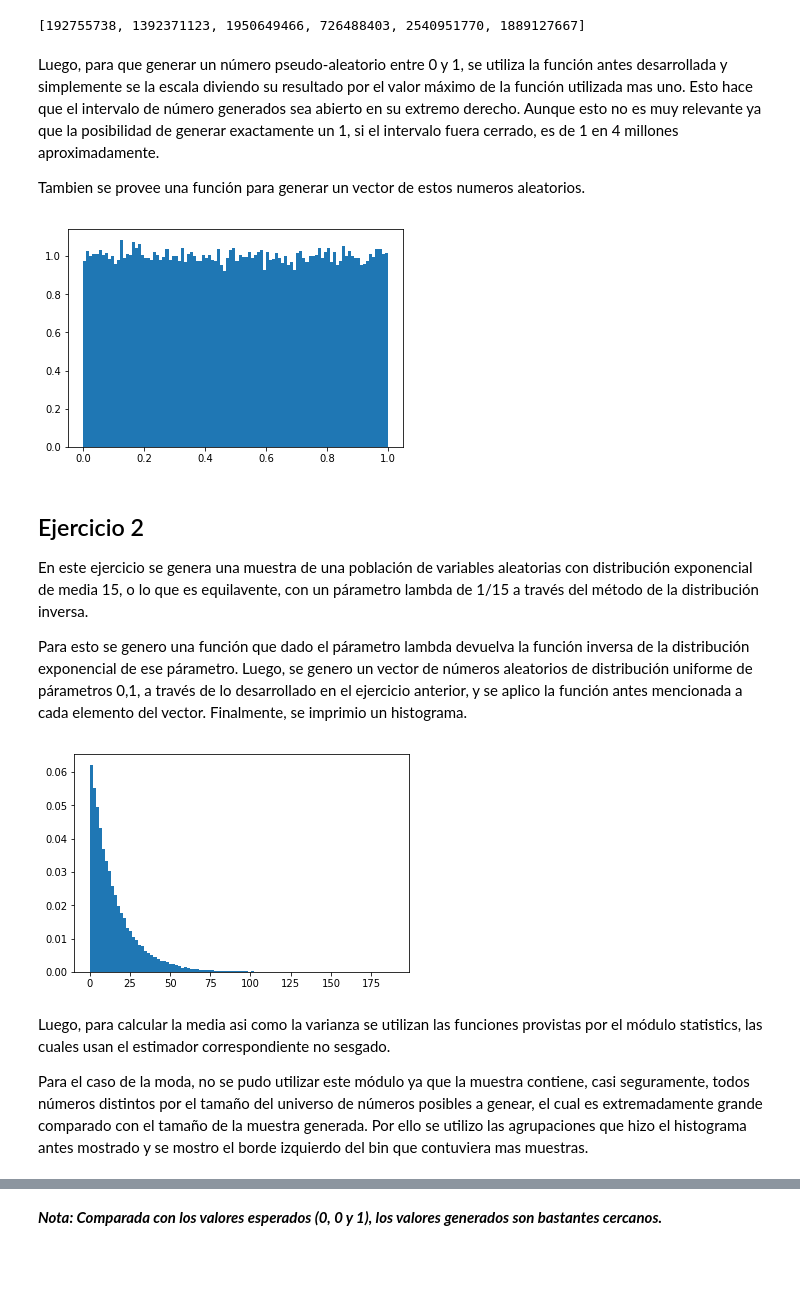
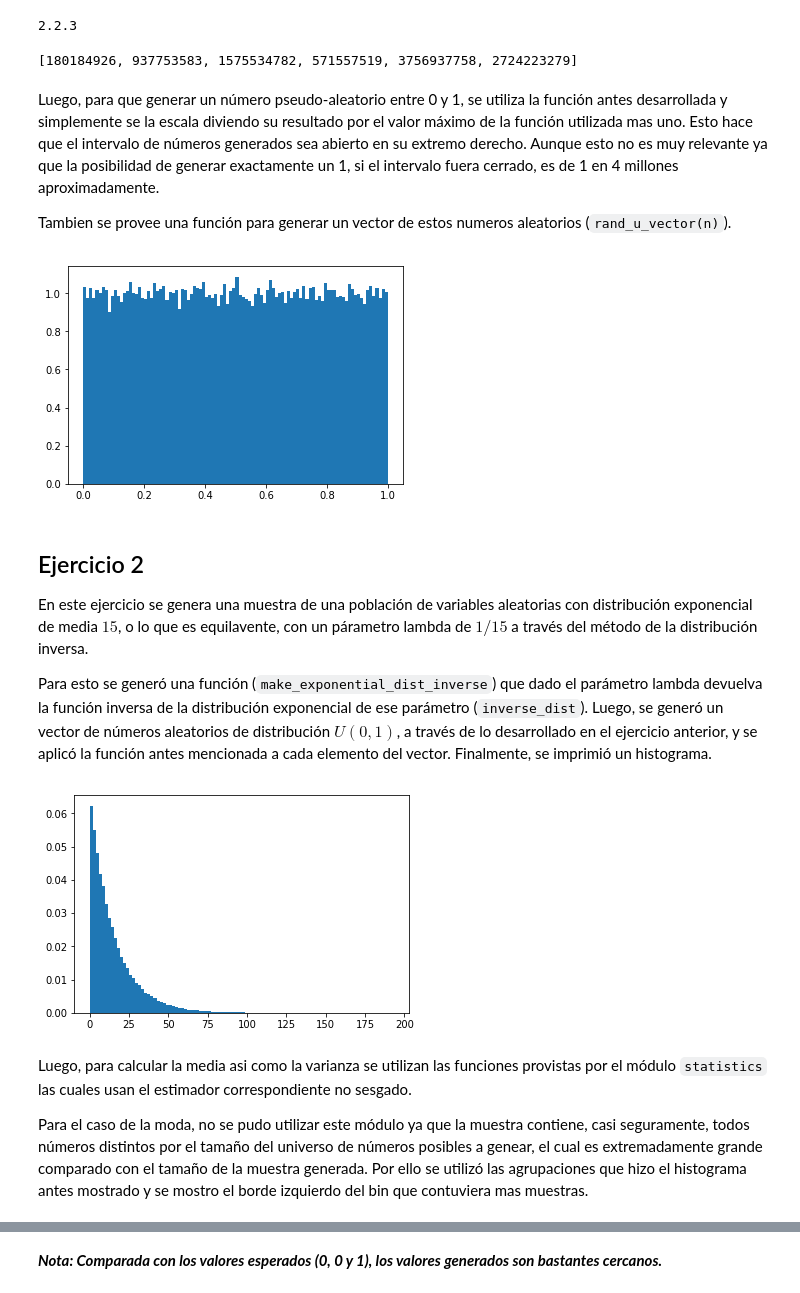
Before and after one commit to gonzalpetraglia/tp1-simu, a Jupyter notebook: TP1.ipynb, the cells around one changed output, grey strips where cells are left out. Cells and saved outputs as stored; diff of their text form; code cells hidden in the pictures; blank space fills up the shorter version.

```diff
--- a/TP1.ipynb
+++ b/TP1.ipynb
@@ -15,54 +15,60 @@ from statistics import mean, variance
 def own_rand():
     own_rand.x_n = (own_rand.x_n * 1013904223 + 1664525) % (2 ** 32)
     return own_rand.x_n
-own_rand.x_n = (97811 + 97811 + 97811)/3
+
+own_rand.x_n = (97925 + 94038 + 97811)/3
+# %%
+import matplotlib
+print matplotlib.__version__
+# %% [output]
+2.2.3
 # %%
 result_1a = [own_rand() for i in range(6)]
 result_1a
 # %% [output]
-[192755738, 1392371123, 1950649466, 726488403, 2540951770, 1889127667]
+[180184926, 937753583, 1575534782, 571557519, 3756937758, 2724223279]
 # %% [markdown]
-Luego, para que generar un número pseudo-aleatorio entre 0 y 1, se utiliza la función antes desarrollada y simplemente se la escala diviendo su resultado por el valor máximo de la función utilizada mas uno. Esto hace que el intervalo de número generados sea abierto en su extremo derecho. Aunque esto no es muy relevante ya que la posibilidad de generar exactamente un 1, si el intervalo fuera cerrado, es de 1 en 4 millones aproximadamente.
+Luego, para que generar un número pseudo-aleatorio entre 0 y 1, se utiliza la función antes desarrollada y simplemente se la escala diviendo su resultado por el valor máximo de la función utilizada mas uno. Esto hace que el intervalo de números generados sea abierto en su extremo derecho. Aunque esto no es muy relevante ya que la posibilidad de generar exactamente un 1, si el intervalo fuera cerrado, es de 1 en 4 millones aproximadamente.
 
-Tambien se provee una función para generar un vector de estos numeros aleatorios.
+Tambien se provee una función para generar un vector de estos numeros aleatorios (`rand_u_vector(n)`).
 # %%
 def own_rand_u():
     return float(own_rand())/(2**32)
 
 def rand_u_vector(n):
     return [own_rand_u() for i in range(n)]
+
 result_1b = rand_u_vector(10**5)
 plt.hist(result_1b, bins=100, density=True)
 plt.show()
 # %% [output]
-[figure, old version]
+[figure, new version]
 # %% [markdown]
 ## Ejercicio 2
 
 
-En este ejercicio se genera una muestra de una población de variables aleatorias con distribución exponencial de media 15, o lo que es equilavente, con un párametro lambda de 1/15 a través del método de la distribución inversa.
+En este ejercicio se genera una muestra de una población de variables aleatorias con distribución exponencial de media $15$, o lo que es equilavente, con un párametro lambda de $1/15$ a través del método de la distribución inversa.
 
-Para esto se genero una función que dado el párametro lambda devuelva la función inversa de la distribución exponencial de ese párametro. Luego, se genero un vector de números aleatorios de distribución uniforme de párametros 0,1, a través de lo desarrollado en el ejercicio anterior, y se aplico la función antes mencionada a cada elemento del vector. Finalmente, se imprimio un histograma.
+Para esto se generó una función (`make_exponential_dist_inverse`) que dado el parámetro lambda devuelva la función inversa de la distribución exponencial de ese parámetro (`inverse_dist`). Luego, se generó un vector de números aleatorios de distribución $U(0,1)$, a través de lo desarrollado en el ejercicio anterior, y se aplicó la función antes mencionada a cada elemento del vector. Finalmente, se imprimió un histograma.
 # %%
 def make_exponential_dist_inverse(lamda):
-    def inverse_dist(u):
-        return -math.log(u)/lamda
+    inverse_dist = lambda u : -math.log(u)/lamda
     return inverse_dist
 
 inverse_dist = make_exponential_dist_inverse(1.0/15)
 inverse_dist = np.vectorize(inverse_dist)
 
 exponential_sample = inverse_dist(rand_u_vector(10**5))
 
 bins_values, bins_edges, _ = plt.hist(exponential_sample,bins=100, density=True)
 bins_exp = zip(bins_values, bins_edges[:-1])
 plt.show()
 # %% [output]
-[figure, old version]
+[figure, new version]
 # %% [markdown]
-Luego, para calcular la media asi como la varianza se utilizan las funciones provistas por el módulo statistics, las cuales usan el estimador correspondiente no sesgado.
+Luego, para calcular la media asi como la varianza se utilizan las funciones provistas por el módulo `statistics` las cuales usan el estimador correspondiente no sesgado.
 
-Para el caso de la moda, no se pudo utilizar este módulo ya que la muestra contiene, casi seguramente, todos números distintos por el tamaño del universo de números posibles a genear, el cual es extremadamente grande comparado con el tamaño de la muestra generada. Por ello se utilizo las agrupaciones que hizo el histograma antes mostrado y se mostro el borde izquierdo del bin que contuviera mas muestras.
+Para el caso de la moda, no se pudo utilizar este módulo ya que la muestra contiene, casi seguramente, todos números distintos por el tamaño del universo de números posibles a genear, el cual es extremadamente grande comparado con el tamaño de la muestra generada. Por ello se utilizó las agrupaciones que hizo el histograma antes mostrado y se mostro el borde izquierdo del bin que contuviera mas muestras.
 # %%
 mean_exp = mean(exponential_sample)
 mode_exp = max(bins_exp, key=(lambda x: x[0]))[1] # Use the first argument as the key to be maxed but return the left edge of the bin which it belongs to
```
Also changed, not shown: parts of 15 cells of this notebook.
